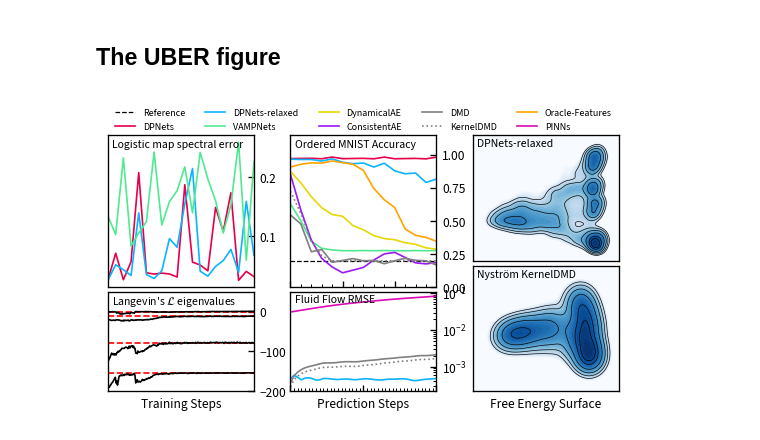
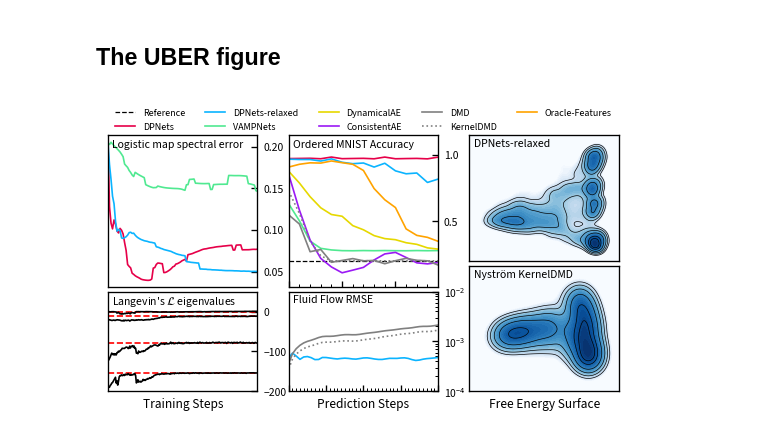
Before and after one commit to pietronvll/DPNets, a Jupyter notebook: figures/uber_fig.ipynb, the cells around one changed output. Saved outputs shown, nothing was run; the diff lists cells and outputs as text; code cells hidden in the pictures.

Commit message:
Finished figure

```diff
--- a/figures/uber_fig.ipynb
+++ b/figures/uber_fig.ipynb
@@ -44,10 +44,10 @@ model_styles = {
         "color": color_palette[5],
         "linestyle": "solid",
     },
-    "PINNs": {
-        "color": color_palette[6],
-        "linestyle": "solid",
-    }
+    # "PINNs": {
+    #     "color": color_palette[6],
+    #     "linestyle": "solid",
+    # }
 }
 # %% [markdown]
 ##### Left Panel
@@ -67,8 +67,7 @@ for filename in os.listdir(results_path):
 LOGISTIC = {}
 for model_name, model_data in _tmp.items():
     LOGISTIC[model_name] = {
-        'x': np.arange(len(model_data)),
-        'data': np.array(model_data).mean(axis=1)
+        'data': np.array(model_data).mean(axis=0)
     }
 
 # Continuous dynamics data
@@ -147,20 +146,20 @@ pad = 0.03
 caption_size = 7
 
 fig = plt.figure(figsize=styling.figsize(1, 1.8))
-gs = fig.add_gridspec(11, 3, wspace=0.25)
+gs = fig.add_gridspec(11, 3, wspace=0.21)
 
 # Logistic Map
 ax_logistic = fig.add_subplot(gs[1:7, 0])
 for model_name in model_styles.keys():
     if model_name in LOGISTIC:
         model_data = LOGISTIC[model_name]
-        ax_logistic.plot(model_data['x'], model_data['data'], label=model_name, **model_styles[model_name])
+        ax_logistic.plot(model_data['data'], label=model_name, **model_styles[model_name])
 ax_logistic.set(**{
     'xticks': [],
     'xmargin': 0
 })
 ax_logistic.text(pad, 1 - pad, r"Logistic map spectral error", transform=ax_logistic.transAxes, fontsize=caption_size, verticalalignment='top')
-ax_logistic.tick_params(direction='in', labelbottom=False)
+ax_logistic.tick_params(direction='in', labelbottom=False, labelsize=7)
 ax_logistic.yaxis.tick_right()
 
 # Langevin
@@ -176,7 +175,7 @@ ax_langevin.set(**{
     'xmargin': 0
 })
 ax_langevin.text(pad, 1 - pad, r"Langevin's $\mathcal{L}$ eigenvalues", transform=ax_langevin.transAxes, fontsize=caption_size, verticalalignment='top')
-ax_langevin.tick_params(direction='in', labelbottom=False)
+ax_langevin.tick_params(direction='in', labelbottom=False, labelsize=7)
 ax_langevin.yaxis.tick_right()
 
 # Ordered MNIST
@@ -190,11 +189,12 @@ for model_name in model_styles.keys():
 
 ax_ordered_mnist.set(**{
     'ylim': (0,  1.15),
-    'xmargin': 0
+    'xmargin': 0,
+    'yticks': [0.5, 1]
 })
 ax_ordered_mnist.xaxis.set_minor_locator(MultipleLocator(1))
 ax_ordered_mnist.text(pad, 1 - pad, 'Ordered MNIST Accuracy', transform=ax_ordered_mnist.transAxes, fontsize=caption_size, verticalalignment='top')
-ax_ordered_mnist.tick_params(which='both', direction='in', labelbottom=False)
+ax_ordered_mnist.tick_params(which='both', direction='in', labelbottom=False, labelsize=7)
 ax_ordered_mnist.yaxis.tick_right()
 
 # Fluid Flow
@@ -208,10 +208,11 @@ ax_fluid_flow.set(**{
     'xlabel': 'Prediction Steps',
     'xmargin': 0,
     'yscale': 'log',
+    'yticks': [1e-4, 1e-3, 1e-2]
 })
 
 ax_fluid_flow.xaxis.set_minor_locator(MultipleLocator(1))
-ax_fluid_flow.tick_params(which='both', direction='in', labelbottom=False)
+ax_fluid_flow.tick_params(which='both', direction='in', labelbottom=False, labelsize=7)
 ax_fluid_flow.text(pad, 1 - pad, 'Fluid Flow RMSE', transform=ax_fluid_flow.transAxes, fontsize=caption_size, verticalalignment='top')
 ax_fluid_flow.yaxis.tick_right()
 
@@ -224,31 +225,31 @@ ax_chignolin_dp.set(**{
     'xticks': [],
     'yticks': [],
 })
 ax_chignolin_dp.text(pad, 1 - pad, 'DPNets-relaxed', transform=ax_chignolin_dp.transAxes, fontsize=caption_size, verticalalignment='top')
 
 # Chignolin - Nystrom-PCR
 ax_chignolin_nys = fig.add_subplot(gs[6:, 2])
 x, fes = FES['Nystrom-PCR']['x'], FES['Nystrom-PCR']['data']
 ax_chignolin_nys.tricontourf(x[:, 0], x[:, 1], fes, levels = np.linspace(0, 20, 100), cmap='Blues_r', vmax=6.5);
 ax_chignolin_nys.tricontour(x[:, 0], x[:, 1], fes, levels = [0.5, 1, 2, 3, 4, 5], linewidths=0.4, colors='k');
 ax_chignolin_nys.set(**{
     'xticks': [],
     'yticks': [],
     'xlabel': 'Free Energy Surface',
 })
 ax_chignolin_nys.text(pad, 1 - pad, 'Nyström KernelDMD', transform=ax_chignolin_nys.transAxes, fontsize=caption_size, verticalalignment='top')
 
 # Legend
 ax_legend = fig.add_subplot(gs[0, :])
 ax_legend.axis('off')
 # Join all handles and labels
 handles, labels = ax_ordered_mnist.get_legend_handles_labels()
 for (h, l) in zip(*ax_fluid_flow.get_legend_handles_labels()):
     if l not in labels:
         handles.append(h)
         labels.append(l)
 
 ax_legend.legend(handles, labels, loc='center', ncol=5, frameon=False, fontsize=6)
 fig.savefig('dpnets.pdf', bbox_inches='tight', dpi=300)
 # %% [output]
-[figure, old version]
+[figure, new version]
```
Also changed, not shown: 1 other file.
